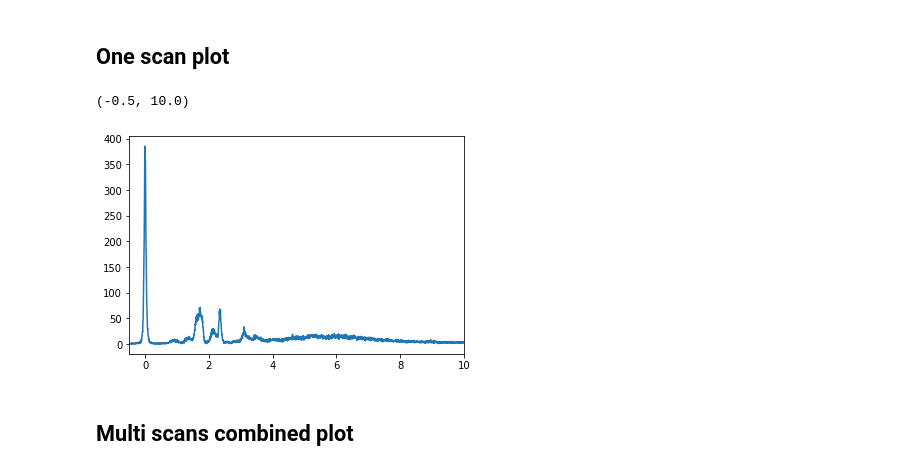
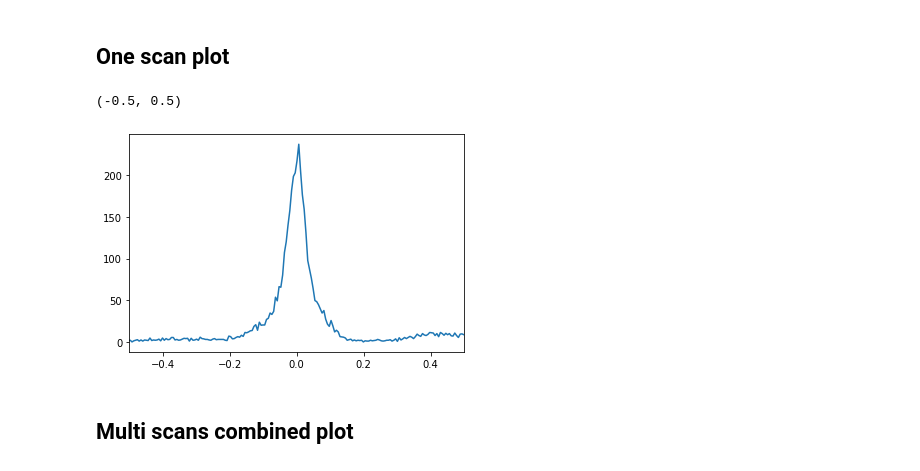
Before and after one commit to Coolphy/ADRESS_RIXS, a Jupyter notebook: plotRIXS.ipynb, the cells around one changed output. Cells and saved outputs as stored; diff of their text form; code cells hidden in the pictures.

```diff
--- a/plotRIXS.ipynb
+++ b/plotRIXS.ipynb
@@ -79,11 +79,10 @@ def getdata(scannumber):
     [xdata,data2] = elasticShift(ccd2)
     [_,data3] = elasticShift(ccd3)
 
-    xdata = zeroEnergy(xdata,data2)
     data1 = xCorr(data2,data1)    #xCorr(refData, uncorrData)
     data3 = xCorr(data2,data3)
-
     tempData = (data1+data2+data3)/3
+    xdata = zeroEnergy(xdata,tempData)
     data = [xdata,tempData]
 
     return data
@@ -104,12 +103,12 @@ def combineData(scans):
 ## One scan plot
 # %%
 fig = plt.figure()
-[X,Y]=getdata(50)   #scan number
+[X,Y]=getdata(21)   #scan number
 plt.plot(X,Y)
-plt.xlim([-0.5,10])
+plt.xlim([-0.5,0.5])
 # %% [output]
-(-0.5, 10.0)
+(-0.5, 0.5)
-[figure, old version]
+[figure, new version]
 # %% [markdown]
 ## Multi scans combined plot
 # %%
```
Also changed, not shown: parts of 1 cell of this notebook.
